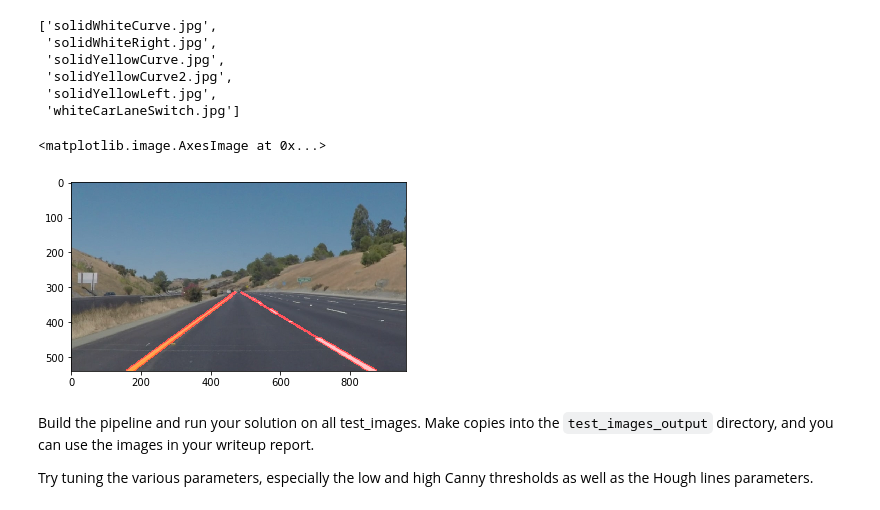
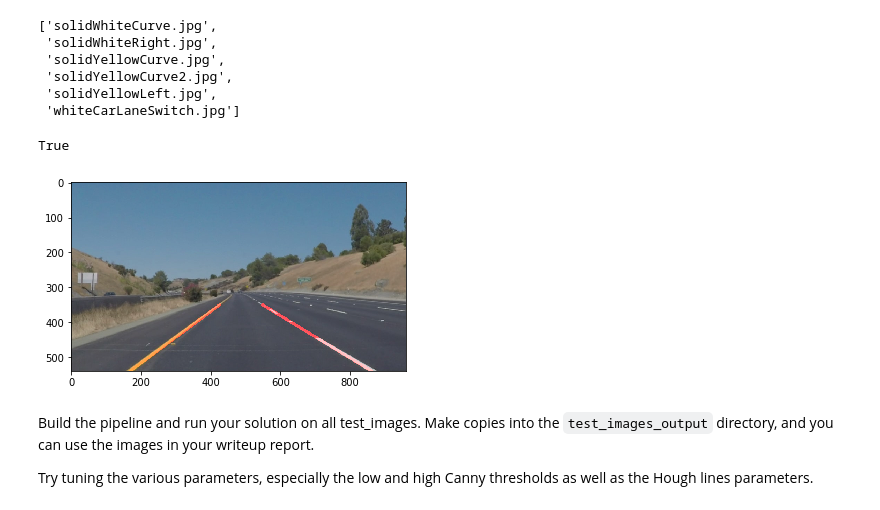
Before and after one commit to AbdulTheProgrammer/CarND-Detecting-Lane-Lines, a Jupyter notebook: P1.ipynb, the cells around one changed output. Saved outputs shown, nothing was run; the diff lists cells and outputs as text; code cells hidden in the pictures.

Commit message:
finished Finding lanes project

```diff
--- a/P1.ipynb
+++ b/P1.ipynb
@@ -231,28 +241,50 @@ os.listdir("test_images/")
 # %%
 ## Build a Lane Finding Pipeline
 
 #reading in an image
 image = mpimg.imread('test_images/solidYellowCurve2.jpg')
-help = Helpers()
-grayscale_img = help.grayscale(image)
 
+#change color spaces
+hsv = RGB2HSV(image)
+hsl = RGB2HSL(image)
+
+#create a mask for yellow and white lane lines
+lower_yellow = np.array([20, 100, 100], dtype=np.uint8)
+upper_yellow = np.array([30, 255, 255], dtype=np.uint8)
+lower_white = np.array([0, 200,0], dtype=np.uint8)
+upper_white = np.array([255, 255, 255], dtype=np.uint8)
+yellow_mask = cv2.inRange(hsv, lower_yellow, upper_yellow)
+white_mask = cv2.inRange(hsl, lower_white, upper_white)
+cv2.bitwise_or(yellow_mask,white_mask,combined_mask)
+masked = cv2.bitwise_and(image,image, mask=combined_mask)
+
+#perform blurring operation
 kernel_size = 7
+blur_img = gaussian_blur(masked, kernel_size)
 
-blur_img = help.gaussian_blur(grayscale_img, kernel_size)
+#Canny + Hough Transforms
 low_threshold = 75
 high_threshold = 150
-edges_img = help.canny(blur_img, low_threshold, high_threshold)
-vertices = np.array([[(70,image.shape[0]),(460, 315), (500, 315), (image.shape[1]-60,image.shape[0])]], dtype=np.int32)
-interest_img = help.region_of_interest(edges_img, vertices)
+edges_img = canny(blur_img, low_threshold, high_threshold)
+edges_img = cv2.dilate(edges_img, cv2.getStructuringElement(cv2.MORPH_DILATE, (5, 5)))
+vertices = np.array([[(70,image.shape[0]),(420, 330), (540, 330), (image.shape[1]-60,image.shape[0])]], dtype=np.int32)
+interest_img = region_of_interest(edges_img, vertices)
 min_lin_len = 3
 max_lin_space = 14
 threshold = 20
-hough_img = help.hough_lines(interest_img, 1, np.pi / 180, threshold , min_lin_len, max_lin_space)
-weigh_img = help.weighted_img(hough_img, image)
+hough_img = hough_lines(interest_img, 1, np.pi / 180, threshold , min_lin_len, max_lin_space)
+
+#display image
+weigh_img = weighted_img(hough_img, image)
 plt.imshow(weigh_img)
+cv2.imwrite('test_images_output/masked.png', cv2.cvtColor(masked, cv2.COLOR_RGB2BGR))   # save the figure to file
+cv2.imwrite('test_images_output/edges.png', edges_img)
+cv2.imwrite('test_images_output/interest.png', interest_img)
+cv2.imwrite('test_images_output/hough.png', cv2.cvtColor(hough_img, cv2.COLOR_RGB2BGR))
+cv2.imwrite('test_images_output/weight.png', cv2.cvtColor(weigh_img, cv2.COLOR_RGB2BGR))
 # %% [output]
-<matplotlib.image.AxesImage at 0x...>
+True
-[figure, old version]
+[figure, new version]
 # %% [markdown]
 Build the pipeline and run your solution on all test_images. Make copies into the `test_images_output` directory, and you can use the images in your writeup report.
 
```
Also changed, not shown: parts of 9 cells of this notebook, 3 other files.
